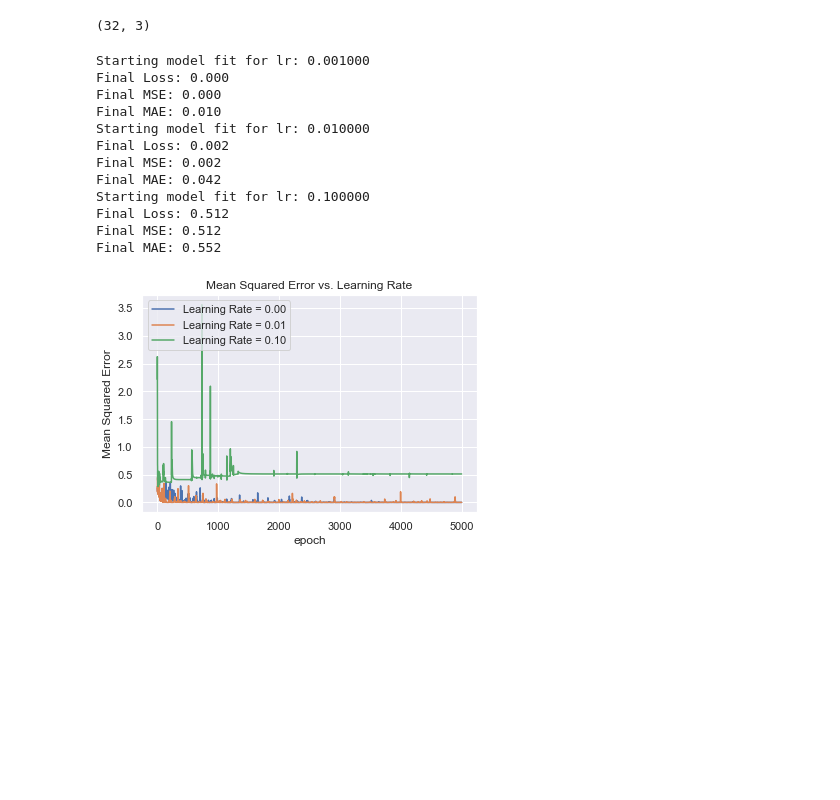
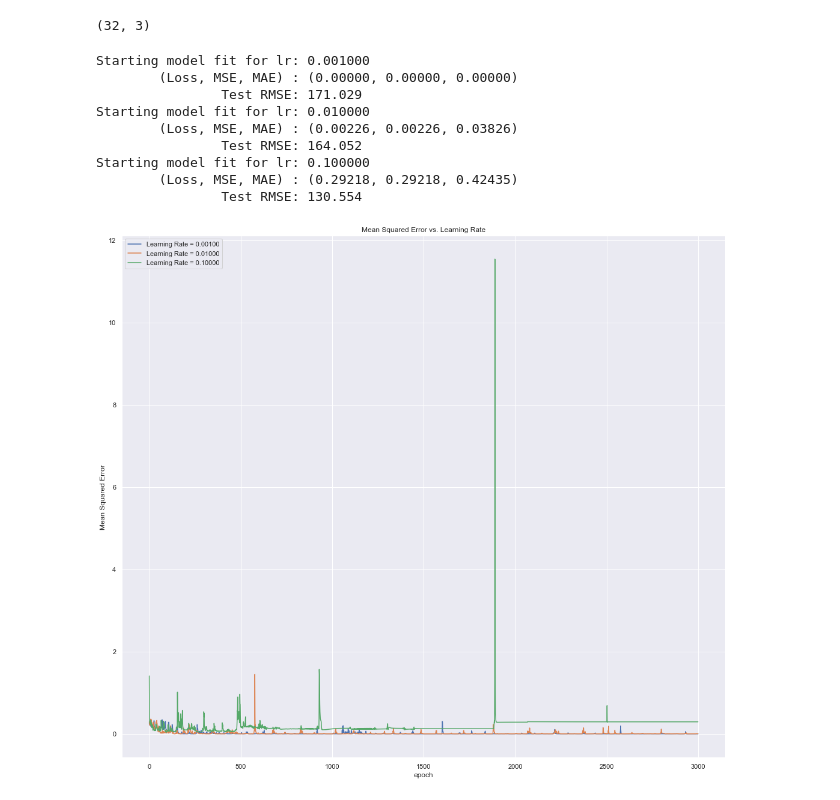
Before and after one commit to kofi/learning, a Jupyter notebook: torch/shampoo_analysis_2.ipynb, the cells around one changed output. Cells and saved outputs as stored; diff of their text form; code cells hidden in the pictures; blank space fills up the shorter version.

Commit message:
Added training and test updates
+ Added notebook sections to perform a basic hyperparameter search for
key lstm params including learning rate etc

```diff
--- a/torch/shampoo_analysis_2.ipynb
+++ b/torch/shampoo_analysis_2.ipynb
@@ -14,7 +14,7 @@ from pandas import datetime
 # plotting libraries
 import matplotlib.pyplot as plt
 %matplotlib inline
-plt.rcParams['figure.figsize'] = [18, 16]
+plt.rcParams['figure.figsize'] = [12, 9]
 import seaborn as sns
 sns.set()
 
@@ -153,7 +151,8 @@ print(sup_shampoo_values.shape)
 (32, 3)
 # %%
 # train test split
-train, test = sup_shampoo_values[:-12,:], sup_shampoo_values[-12:,:]
+test_size =  12
+train, test = sup_shampoo_values[:-test_size,:], sup_shampoo_values[-test_size:,:]
 # then scale the data using the sklearn scaler
 scaler, train_scaled, test_scaled = scale(train, test)
 # %%
@@ -243,7 +232,8 @@ def fit_lstm(train, batch_size, nb_epoch, neurons, timesteps, adam_opts):
         # make sure to reset the state after each epoch
         model.reset_states()
     history = history.history
-    print('Final Loss: %.3f' % (history['loss'][0]))
-    print('Final MSE: %.3f' % (history['mean_squared_error'][0]))
-    print('Final MAE: %.3f' % (history['mean_absolute_error'][0]))
+    print('\t(Loss, MSE, MAE) : (%.5f, %.5f, %.5f)'%
+          (history['loss'][0], history['mean_squared_error'][0] , history['mean_absolute_error'][0] ))
+    #print('Final MSE: %.3f' % (history['mean_squared_error'][0]))
+    #print('Final MAE: %.3f' % (history['mean_absolute_error'][0]))
     return (model, run_history)
@@ -250,3 +257,24 @@ def fit_lstm(train, batch_size, nb_epoch, neurons, timesteps, adam_opts):
+# %%
+# Function to return the rmse for the test data
+def get_test_rmse():
+    predictions = list()
+    error_scores = list()
+    for i in range(len(test_scaled)):
+        # predict
+        X, y = test_scaled[i, 0:-1], test_scaled[i, -1]
+        yhat = forecast_lstm(lstm_model, 1, X)
+        # invert scaling
+        yhat = invert_scale(scaler, X, yhat)
+        # invert differencing
+        yhat = inverse_difference(raw_values, yhat, len(test_scaled)+1-i)
+        # store forecast
+        predictions.append(yhat)
+        # report performance
+    #print('%d) Test RMSE: %.3f' % (1+1, rmse))
+    rmse = sqrt(mean_squared_error(raw_values[-test_size:], np.array(predictions)))
+    error_scores.append(rmse)
+
+    return rmse
 # %%
 # define the LSTM model parameters
 batch_size = 1
@@ -258,24 +286,26 @@ adam_opts = [{'lr':.001, 'b1': 0.9, 'b2':0.999},
 # %%
 # Explore the impact of the Learning Rate
 all_history = {}
+
 for a_opt in adam_opts:
     print('Starting model fit for lr: %6f' % (a_opt['lr']))
     # fit the base model
-    lstm_model, h = fit_lstm(train_scaled, batch_size, 5000, 100, lag, a_opt)
+    lstm_model, h = fit_lstm(train_scaled, batch_size, 3000, 100, lag, a_opt)
     all_history[a_opt['lr']]= h
+    test_rmse = get_test_rmse()
+    test_rmse = get_test_rmse()
+    print('\t\tTest RMSE: %.3f' % (test_rmse))
+
 #then plot the results
 plot_training_stats(all_history, 'Learning Rate')
 # %% [output]
 Starting model fit for lr: 0.001000
-Final Loss: 0.000
-Final MSE: 0.000
-Final MAE: 0.010
+        (Loss, MSE, MAE) : (0.00000, 0.00000, 0.00000)
+                Test RMSE: 171.029
 Starting model fit for lr: 0.010000
-Final Loss: 0.002
-Final MSE: 0.002
-Final MAE: 0.042
+        (Loss, MSE, MAE) : (0.00226, 0.00226, 0.03826)
+                Test RMSE: 164.052
 Starting model fit for lr: 0.100000
-Final Loss: 0.512
-Final MSE: 0.512
-Final MAE: 0.552
+        (Loss, MSE, MAE) : (0.29218, 0.29218, 0.42435)
+                Test RMSE: 130.554
-[figure, old version]
+[figure, new version]
```
Also changed, not shown: parts of 17 cells of this notebook.
